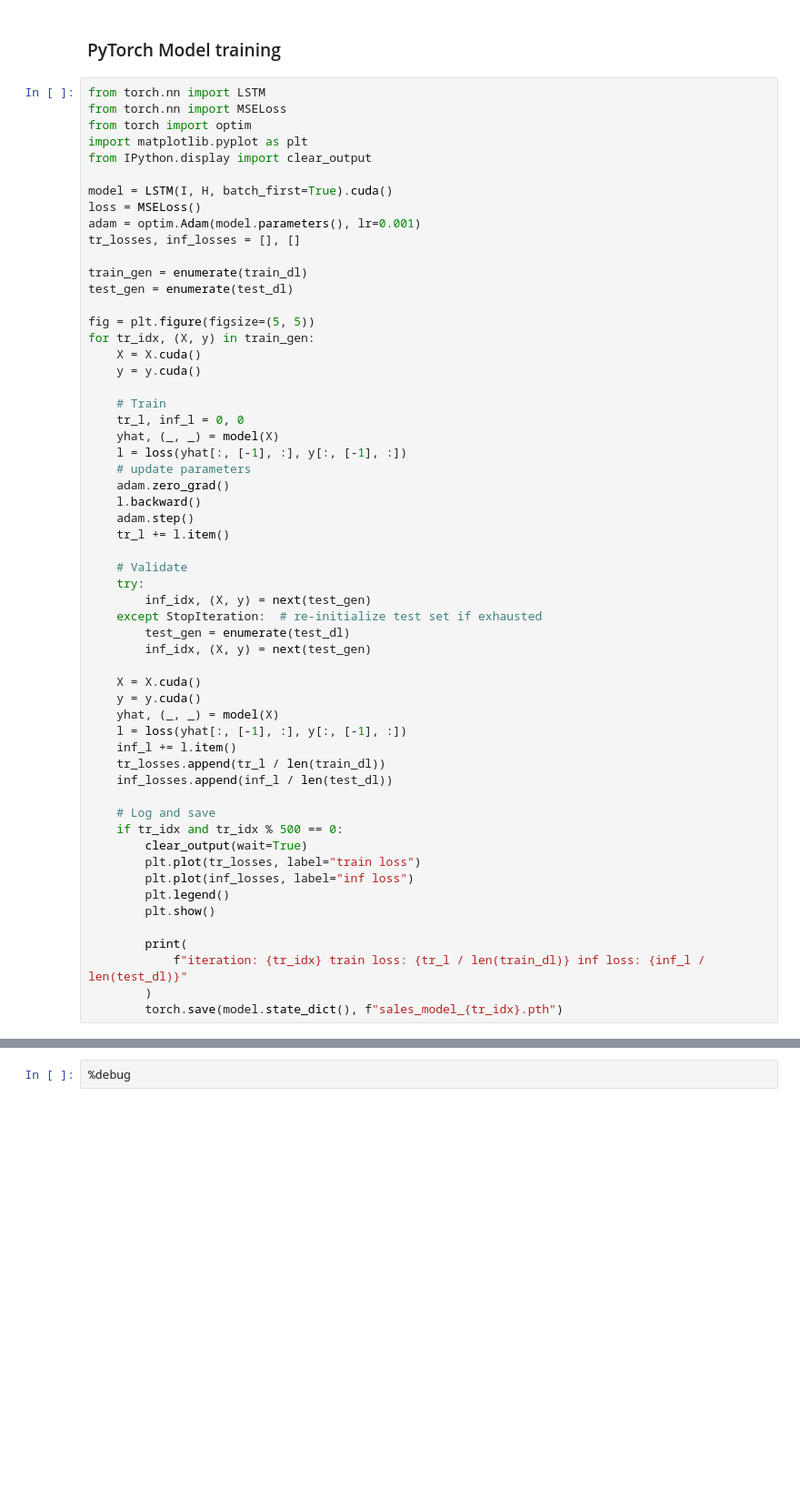
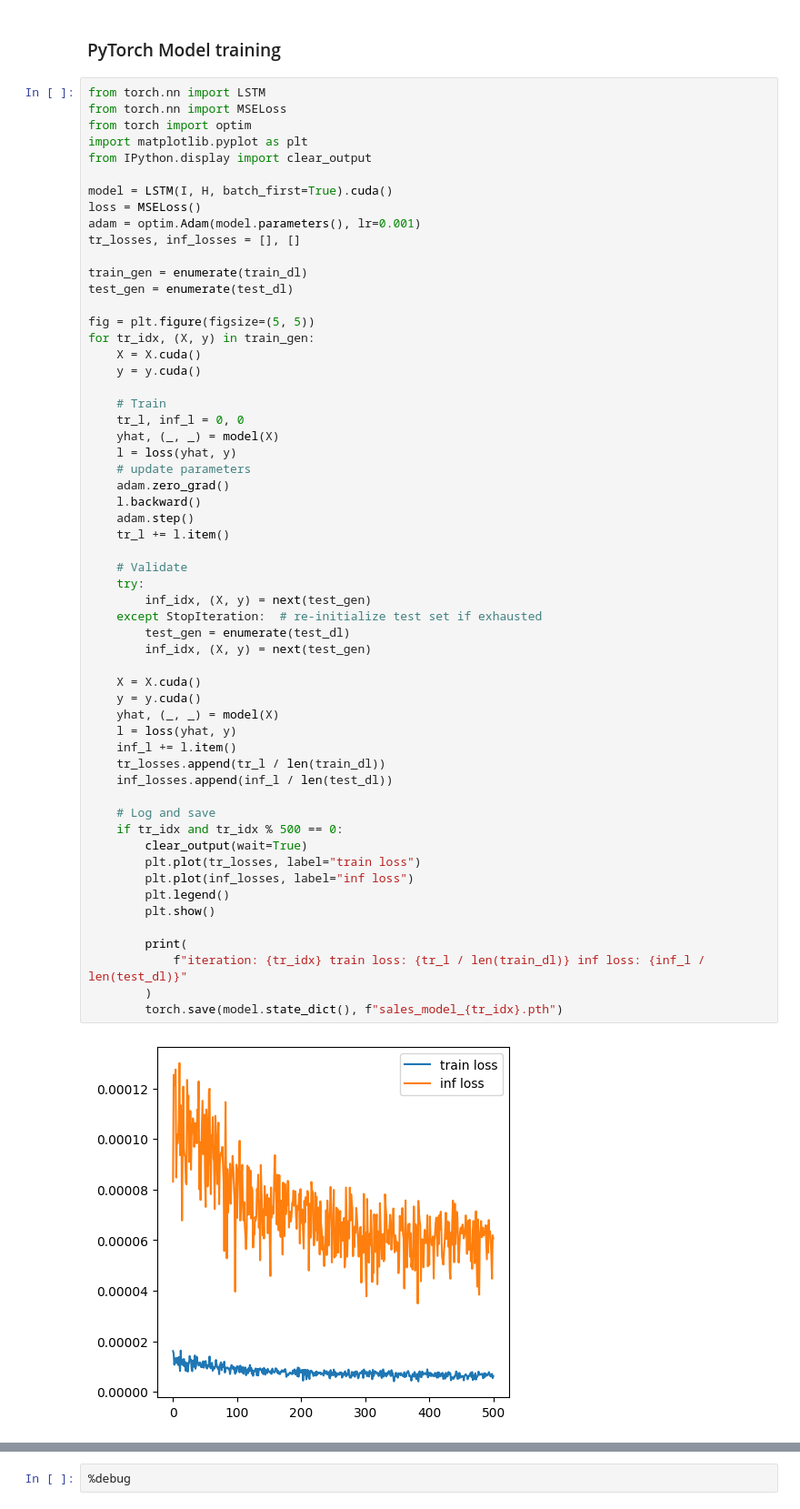
Before and after one commit to ShiboXing/SOTA, a Jupyter notebook: lstm/train_lstm_transformer.ipynb, the cells around one changed output, grey strips where cells are left out. Shown at 91% size. Saved outputs shown, nothing was run; the diff lists cells and outputs as text; blank space fills up the shorter version.

```diff
--- a/lstm/train_lstm_transformer.ipynb
+++ b/lstm/train_lstm_transformer.ipynb
@@ -48,37 +51,39 @@ for tr_idx, (X, y) in train_gen:
     # Train
     tr_l, inf_l = 0, 0
     yhat, (_, _) = model(X)
-    l = loss(yhat[:, [-1], :], y[:, [-1], :])
+    l = loss(yhat, y)
     # update parameters
     adam.zero_grad()
     l.backward()
     adam.step()
     tr_l += l.item()
 
     # Validate
     try:
         inf_idx, (X, y) = next(test_gen)
     except StopIteration:  # re-initialize test set if exhausted
         test_gen = enumerate(test_dl)
         inf_idx, (X, y) = next(test_gen)
 
     X = X.cuda()
     y = y.cuda()
     yhat, (_, _) = model(X)
-    l = loss(yhat[:, [-1], :], y[:, [-1], :])
+    l = loss(yhat, y)
     inf_l += l.item()
     tr_losses.append(tr_l / len(train_dl))
     inf_losses.append(inf_l / len(test_dl))
 
     # Log and save
     if tr_idx and tr_idx % 500 == 0:
         clear_output(wait=True)
         plt.plot(tr_losses, label="train loss")
         plt.plot(inf_losses, label="inf loss")
         plt.legend()
         plt.show()
 
         print(
             f"iteration: {tr_idx} train loss: {tr_l / len(train_dl)} inf loss: {inf_l / len(test_dl)}"
         )
         torch.save(model.state_dict(), f"sales_model_{tr_idx}.pth")
+# %% [output]
+[figure, added]
```
Also changed, not shown: parts of 2 cells of this notebook, 3 other files.
